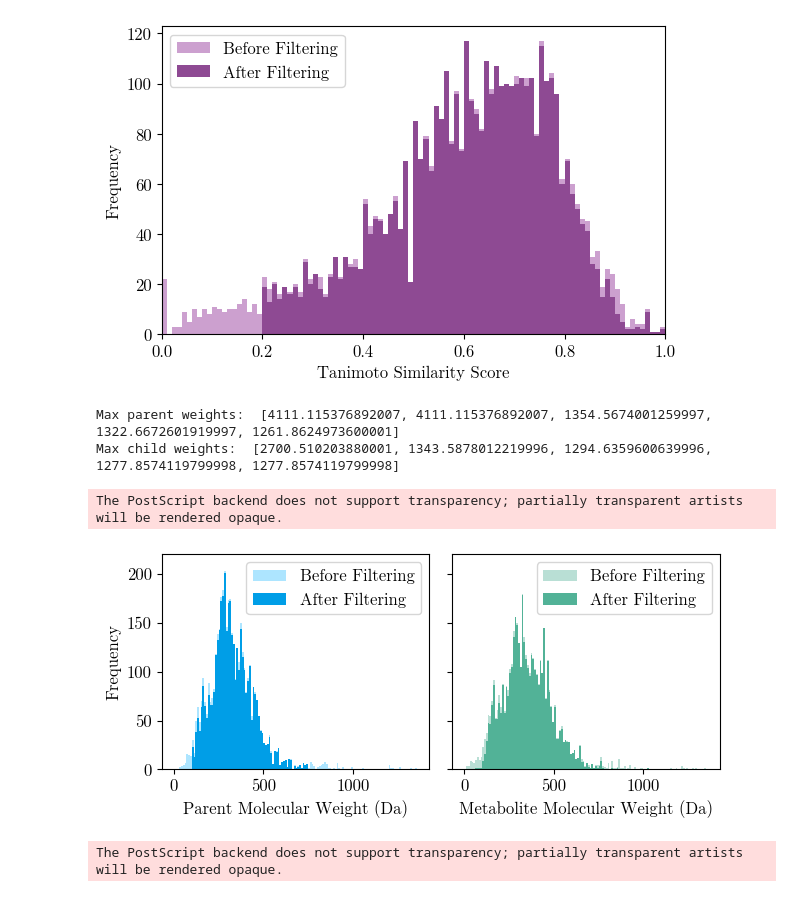
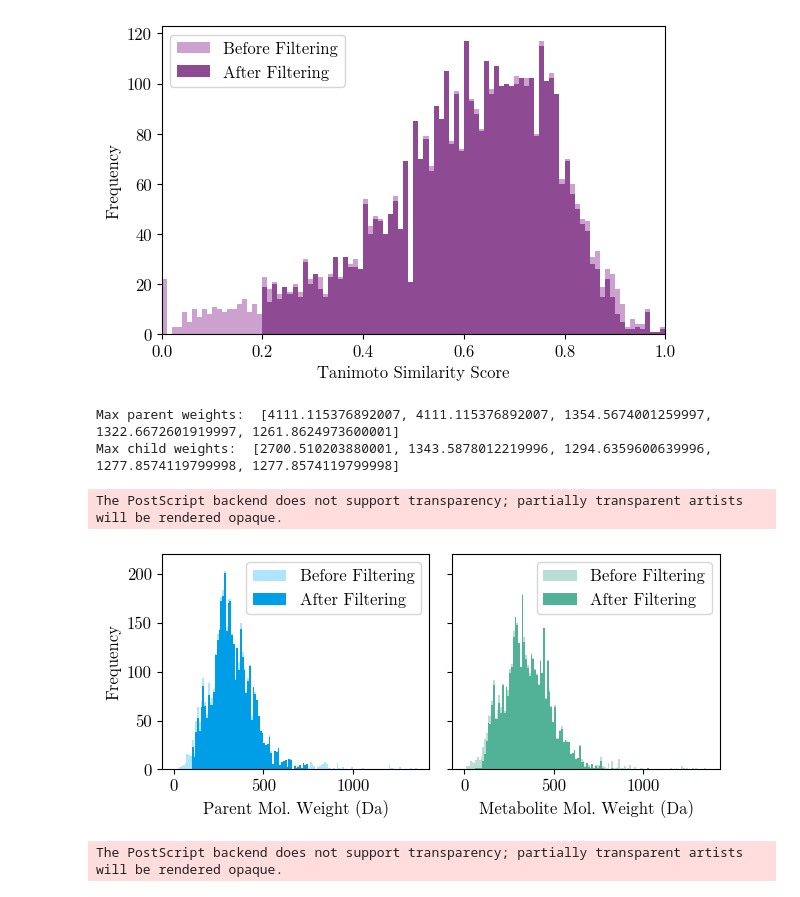
Before and after one commit to tsofiac/LAGOM, a Jupyter notebook: data_analysis/data_analysis_plots.ipynb, the cells around one changed output. Cells and saved outputs as stored; diff of their text form; code cells hidden in the pictures.

Commit message:
updated plots data analysis

```diff
--- a/data_analysis/data_analysis_plots.ipynb
+++ b/data_analysis/data_analysis_plots.ipynb
@@ -144,38 +144,38 @@ def plot_molecular_weights_comparison(before_file, after_file, save_figure=None)
     axes[0].hist(
         parent_weights_after, bins=bins, color="#009EE7", label="After Filtering"
     )
-    axes[0].set_xlabel("Parent Molecular Weight (Da)")
+    axes[0].set_xlabel("Parent Mol. Weight (Da)")
     axes[0].set_ylabel("Frequency")
     # axes[0].set_xlim(0, 800)
     axes[0].legend()
 
     axes[1].hist(
         metabolite_weights_before, bins=bins, color="#B9DFD5", label="Before Filtering"
     )
     axes[1].hist(
         metabolite_weights_after, bins=bins, color="#52B297", label="After Filtering"
     )
-    axes[1].set_xlabel("Metabolite Molecular Weight (Da)")
+    axes[1].set_xlabel("Metabolite Mol. Weight (Da)")
     # axes[1].set_xlim(0, 800)
     axes[1].set_ylim(0, 220)
     axes[1].legend()
 
     if save_figure is not None:
         os.makedirs("figures", exist_ok=True)
-        plt.savefig(f"figures/{save_figure}.eps", format="eps")
+        plt.savefig(f"figures/{save_figure}.eps", format="eps", bbox_inches='tight')
 
     plt.tight_layout()
     plt.show()
 
 
 before = "../dataset/curated_data/combined_smiles_before_filters.csv"
 after = "../dataset/curated_data/combined_smiles_clean.csv"
 plot_molecular_weights_comparison(before, after, "weight_comparison")
 # %% [output]
 Max parent weights:  [4111.115376892007, 4111.115376892007, 1354.5674001259997, 1322.6672601919997, 1261.8624973600001]
 Max child weights:  [2700.510203880001, 1343.5878012219996, 1294.6359600639996, 1277.8574119799998, 1277.8574119799998]
 The PostScript backend does not support transparency; partially transparent artists will be rendered opaque.
-[figure, old version]
+[figure, new version]
 # %%
 # Element count
 def define_atoms(molecule):
```
Also changed, not shown: parts of 3 cells of this notebook, 3 other files.
